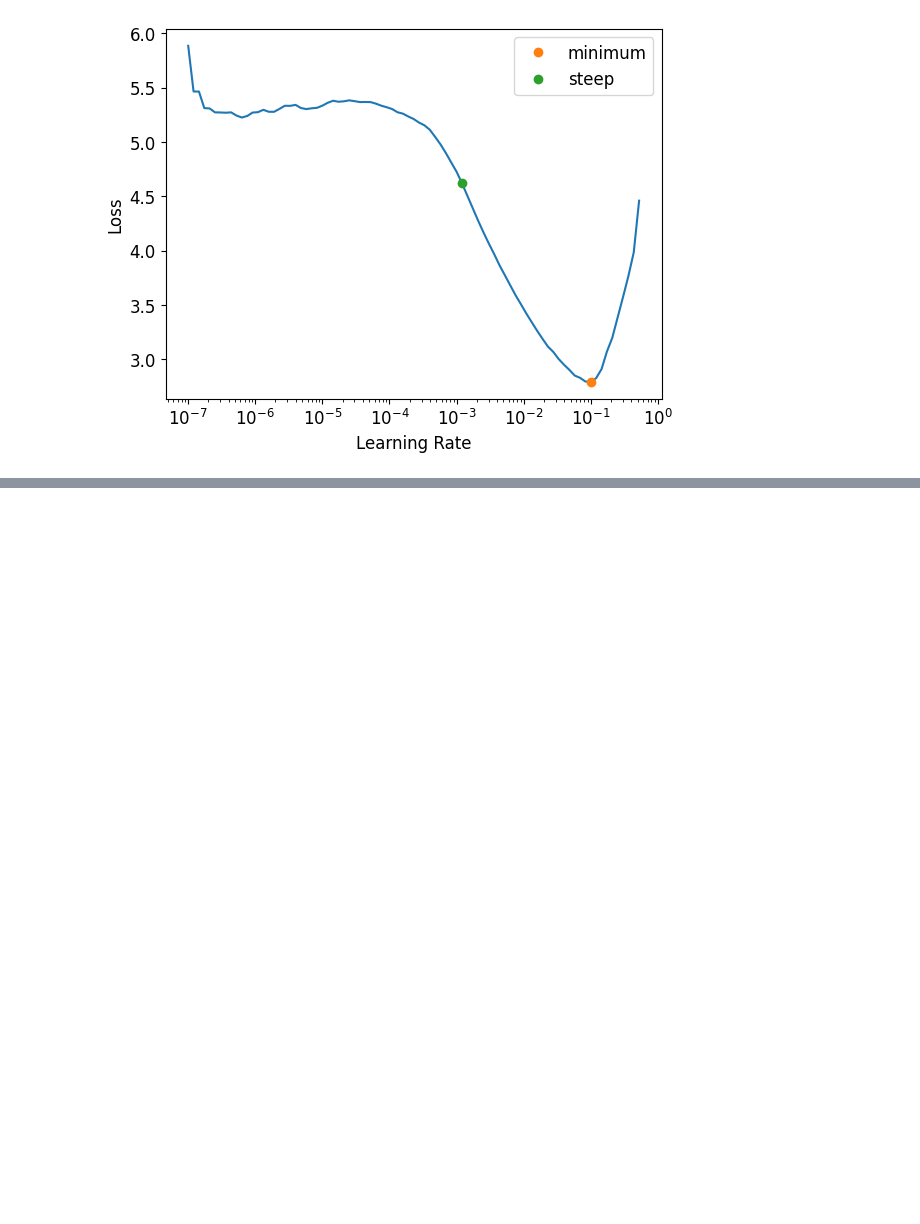
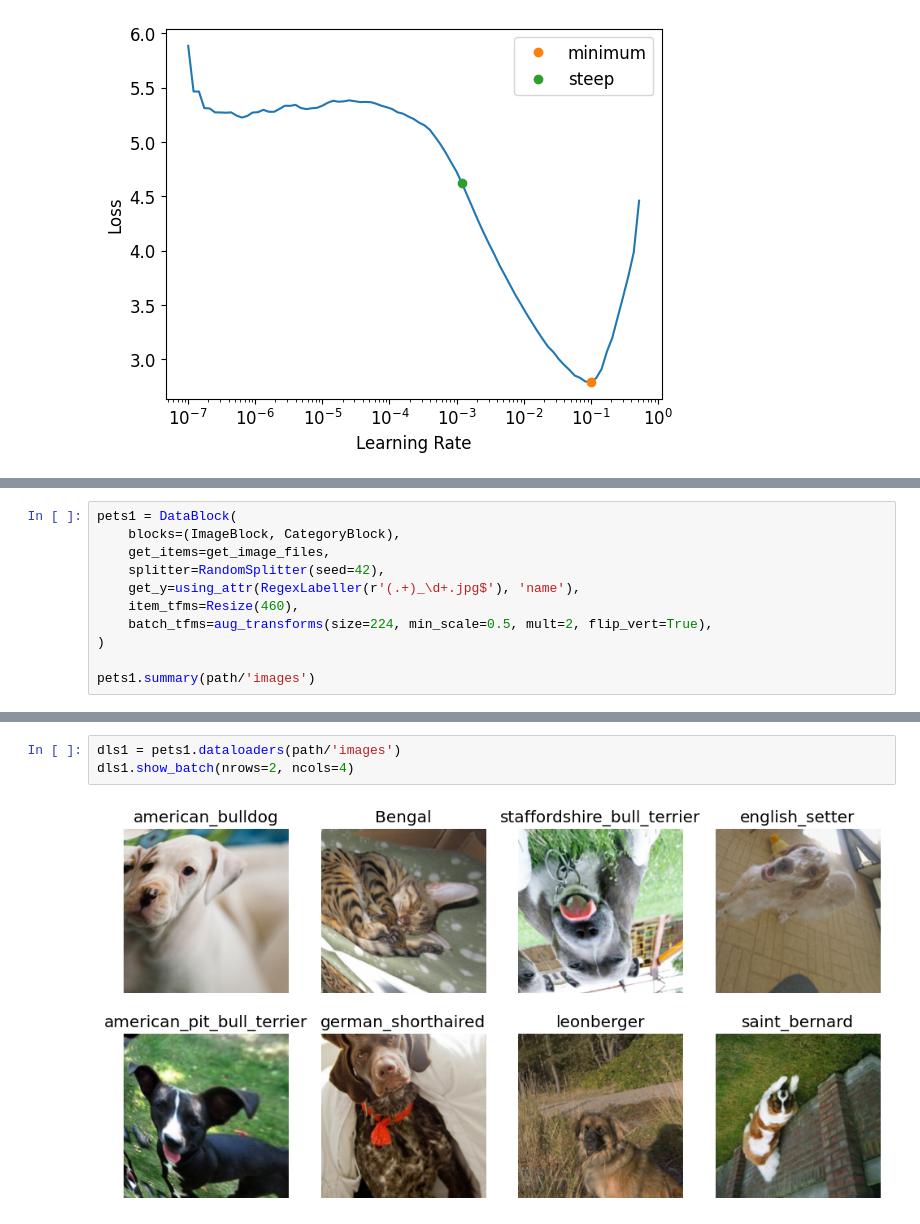
Before and after one commit to CodeWithOz/fastai-deep-learn-coders, a Jupyter notebook: ch-05-pet-breeds-improvements.ipynb, the cells around one changed output, grey strips where cells are left out. Cells and saved outputs as stored; diff of their text form; blank space fills up the shorter version.

```diff
--- a/ch-05-pet-breeds-improvements.ipynb
+++ b/ch-05-pet-breeds-improvements.ipynb
@@ -152,0 +157,11 @@ learn.fine_tune(12, freeze_epochs=3)
+# %%
+pets1 = DataBlock(
+    blocks=(ImageBlock, CategoryBlock),
+    get_items=get_image_files,
+    splitter=RandomSplitter(seed=42),
+    get_y=using_attr(RegexLabeller(r'(.+)_\d+.jpg$'), 'name'),
+    item_tfms=Resize(460),
+    batch_tfms=aug_transforms(size=224, min_scale=0.5, mult=2, flip_vert=True),
+)
+
+pets1.summary(path/'images')
@@ -152,0 +186,5 @@ learn.fine_tune(12, freeze_epochs=3)
+# %%
+dls1 = pets1.dataloaders(path/'images')
+dls1.show_batch(nrows=2, ncols=4)
+# %% [output]
+[figure, added]
```
Also changed, not shown: parts of 6 cells of this notebook.
